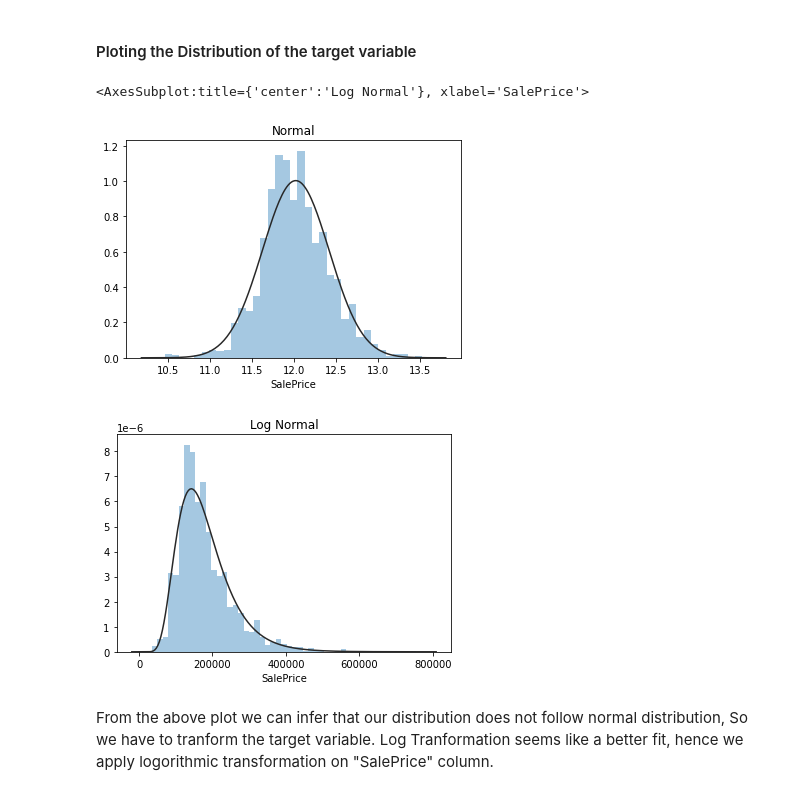
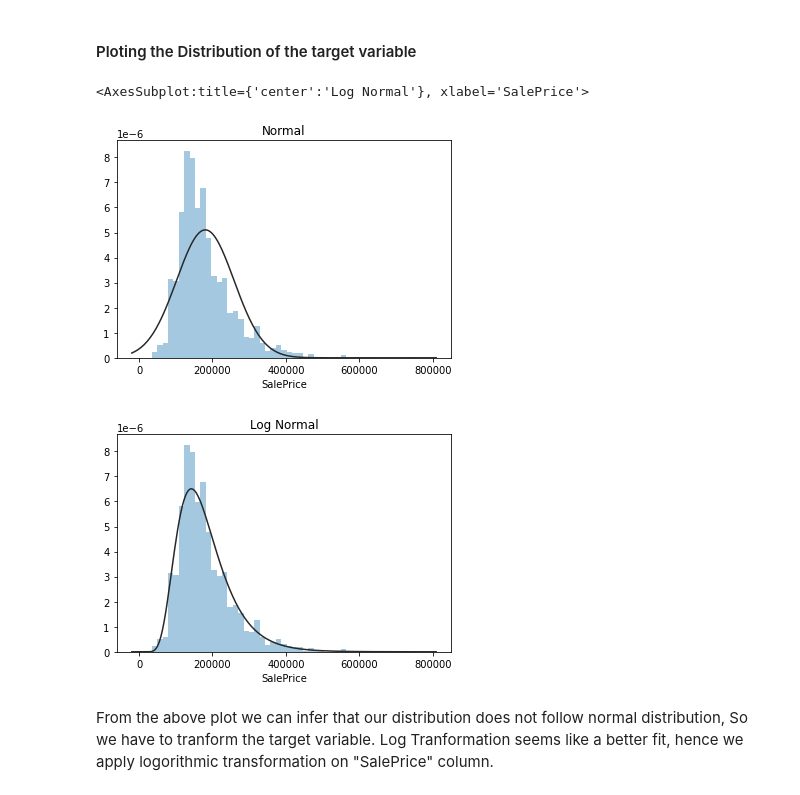
Before and after one commit to gvndkrishna/Kaggle-House-Price-Prediction, a Jupyter notebook: House-Price-Prediction-Solution.ipynb, the cells around one changed output. Cells and saved outputs as stored; diff of their text form; code cells hidden in the pictures.

```diff
--- a/House-Price-Prediction-Solution.ipynb
+++ b/House-Price-Prediction-Solution.ipynb
@@ -184,12 +185,12 @@ for feature in categorical_features:
 # %%
 y1 = train_data['SalePrice']
 plt.figure(2); plt.title('Normal')
-sns.distplot(y, kde=False, fit=stats.norm)
+sns.distplot(y1, kde=False, fit=stats.norm)
 plt.figure(3); plt.title('Log Normal')
 sns.distplot(y1, kde=False, fit=stats.lognorm)
 # %% [output]
 <AxesSubplot:title={'center':'Log Normal'}, xlabel='SalePrice'>
-[figure, old version]
+[figure, new version]
 [figure]
 # %% [markdown]
 From the above plot we can infer that our distribution does not follow normal distribution, So we have to tranform the target variable.
```
Also changed, not shown: parts of 14 cells of this notebook, 1 other file.
